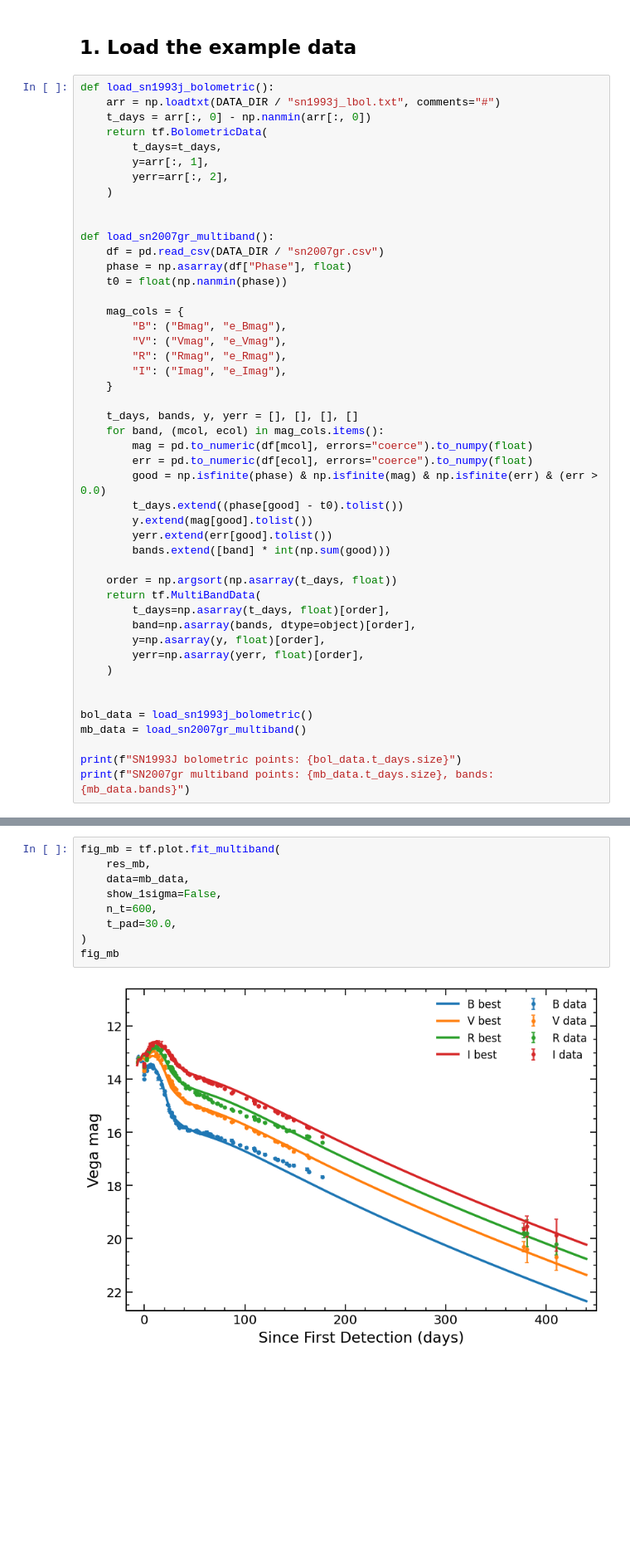
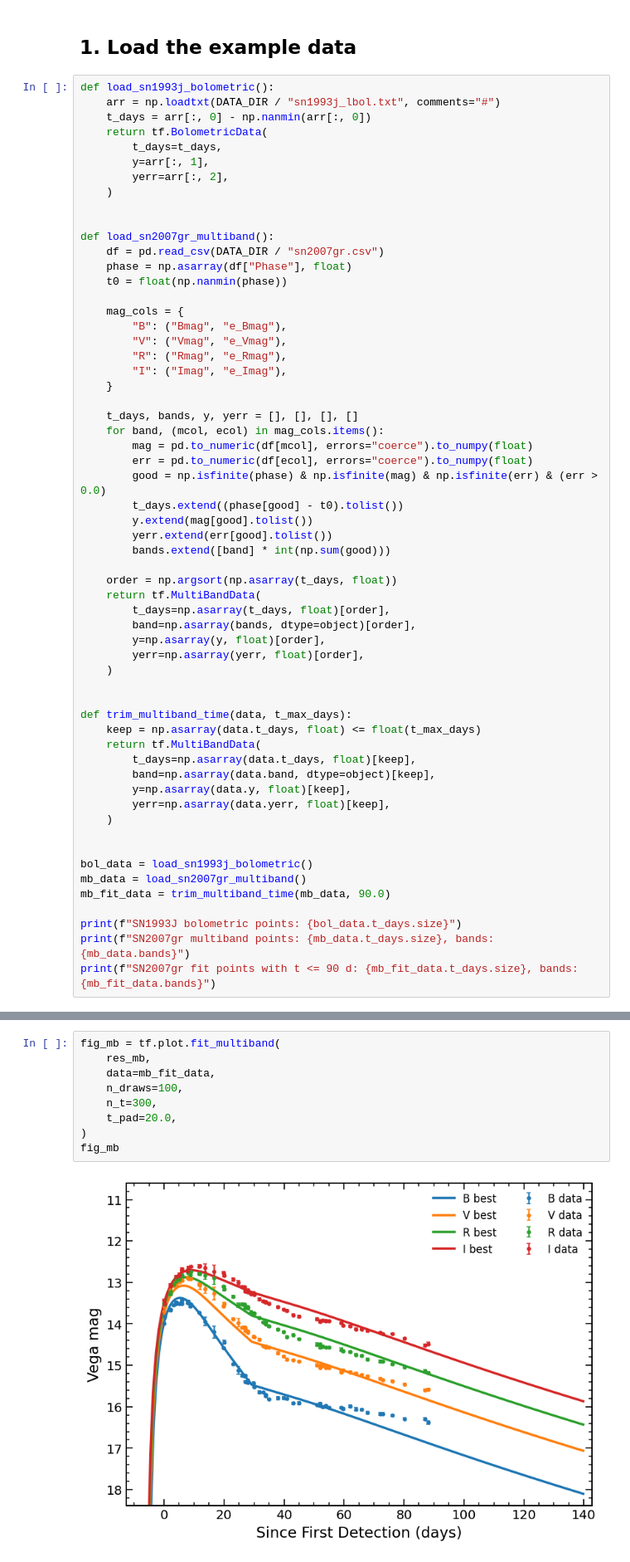
Before and after one commit to lijingyao123/TransFit, a Jupyter notebook: examples/tutorial.ipynb, the cells around one changed output, grey strips where cells are left out. Shown at 83% size. Cells and saved outputs as stored; diff of their text form; blank space fills up the shorter version.

Commit message:
Polish tutorial and plotting docs

```diff
--- a/examples/tutorial.ipynb
+++ b/examples/tutorial.ipynb
@@ -79,11 +79,23 @@ def load_sn2007gr_multiband():
     )
 
 
+def trim_multiband_time(data, t_max_days):
+    keep = np.asarray(data.t_days, float) <= float(t_max_days)
+    return tf.MultiBandData(
+        t_days=np.asarray(data.t_days, float)[keep],
+        band=np.asarray(data.band, dtype=object)[keep],
+        y=np.asarray(data.y, float)[keep],
+        yerr=np.asarray(data.yerr, float)[keep],
+    )
+
+
 bol_data = load_sn1993j_bolometric()
 mb_data = load_sn2007gr_multiband()
+mb_fit_data = trim_multiband_time(mb_data, 90.0)
 
 print(f"SN1993J bolometric points: {bol_data.t_days.size}")
 print(f"SN2007gr multiband points: {mb_data.t_days.size}, bands: {mb_data.bands}")
+print(f"SN2007gr fit points with t <= 90 d: {mb_fit_data.t_days.size}, bands: {mb_fit_data.bands}")
 # %% [output]
 SN1993J bolometric points: 89
 SN2007gr multiband points: 307, bands: ['B', 'I', 'R', 'V']
@@ -232,12 +241,12 @@ Multi-band best log_prob: -4124.743073839144
 # %%
 fig_mb = tf.plot.fit_multiband(
     res_mb,
-    data=mb_data,
-    show_1sigma=False,
-    n_t=600,
-    t_pad=30.0,
+    data=mb_fit_data,
+    n_draws=100,
+    n_t=300,
+    t_pad=20.0,
 )
 fig_mb
 # %% [output]
-[figure, old version]
+[figure, new version]
 # %% [markdown]
```
Also changed, not shown: parts of 22 cells of this notebook, 7 other files.
